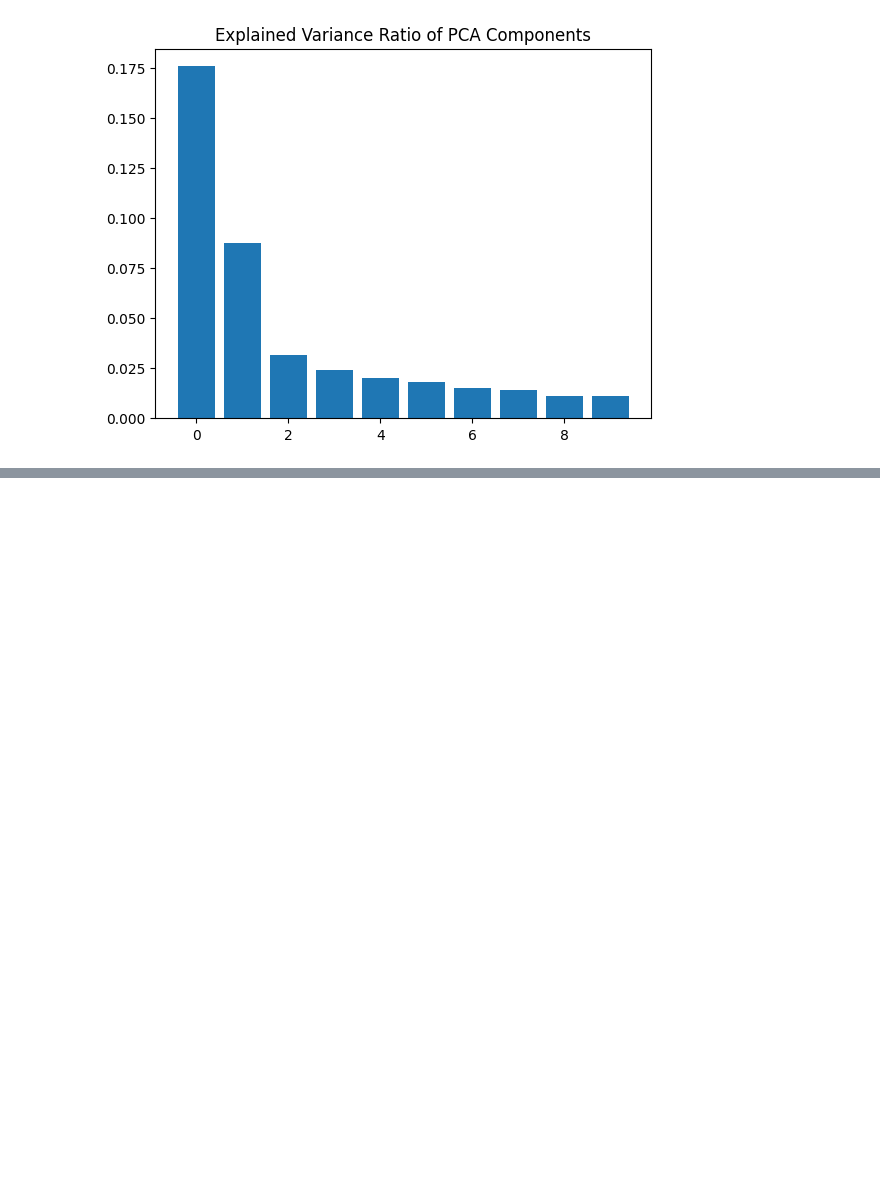
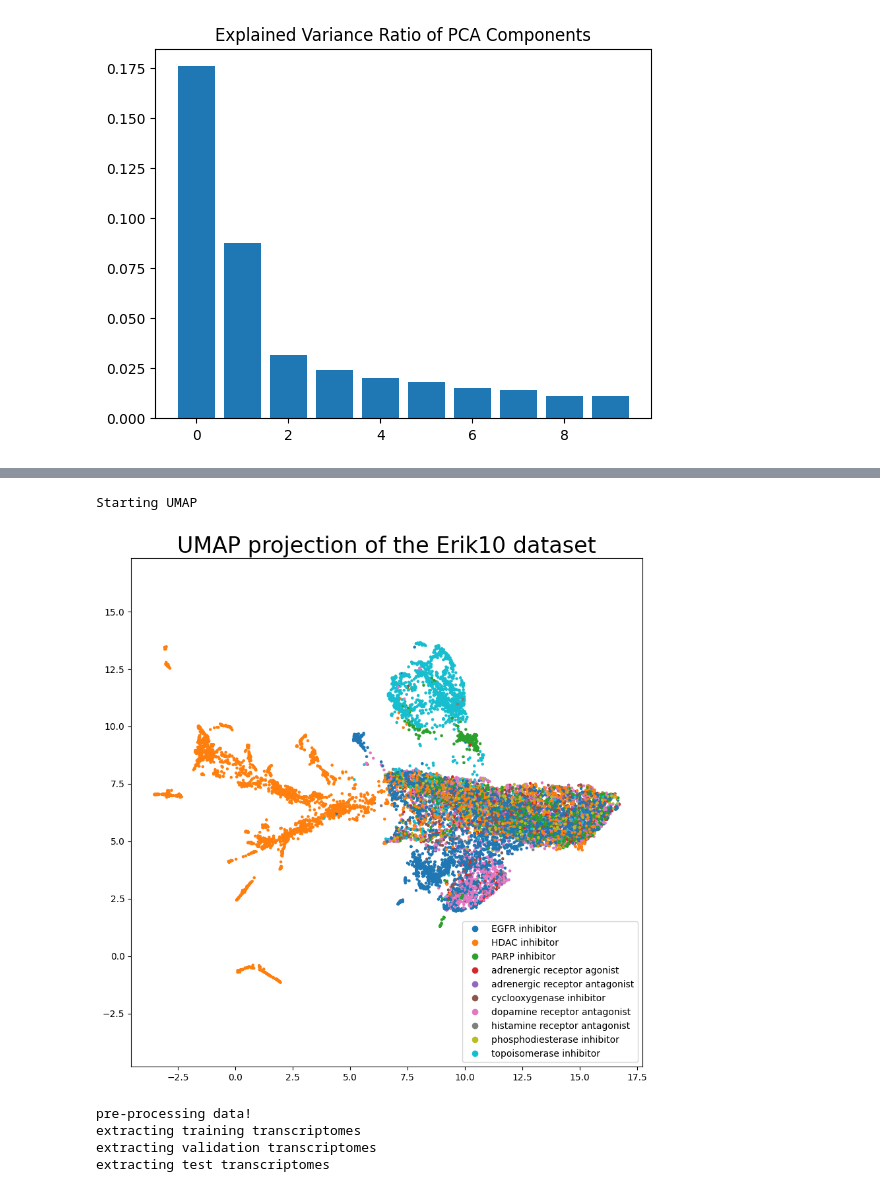
Before and after one commit to sverige16/Tomic-Chem-CP-Prot-MoA, a Jupyter notebook: 04_Tomics_Models/init_data_expl/Erik_initial_dim_reduc_tprofiles.ipynb, the cells around one changed output, grey strips where cells are left out. Drawn from its saved outputs; the diff is of its cells as text; code cells hidden in the pictures; blank space fills up the shorter version.

Commit message:
Working on pre-processing parts, including UMAP, compound clustering within MoA and compounds lost due to certain pre-processing steps

```diff
--- a/04_Tomics_Models/init_data_expl/Erik_initial_dim_reduc_tprofiles.ipynb
+++ b/04_Tomics_Models/init_data_expl/Erik_initial_dim_reduc_tprofiles.ipynb
@@ -125,0 +163,52 @@ Investigating using PCA
+# %%
+print("Starting UMAP")
+# In[127]:
+umap_neighbors = 15
+umap_min_dist = 0.1
+reducer = umap.UMAP(n_neighbors= umap_neighbors, min_dist = umap_min_dist)
+
+embedding = reducer.fit_transform(principalDf)
+# %% [output]
+Starting UMAP
+# %%
+targets = [i for i in dict_moa.keys()]
+labels_to_targets = {label: i for i, label in enumerate(targets)}
+colors = [labels_to_targets[label] for label in df_train_labels.moa]
+plt.figure(figsize=(10,10))
+graph = plt.scatter(
+    embedding[:, 0],
+    embedding[:, 1],
+    c=colors,
+    cmap='tab10',
+    s=5)
+handles, labels= graph.legend_elements(prop="colors", num=len(targets))
+plt.gca().set_aspect('equal', 'datalim')
+plt.title('UMAP projection of the Erik10 dataset', fontsize=24);
+plt.legend(handles, targets, prop={'size': 10})
+plt.show()
+# %% [output]
+[figure, added]
+# %%
+# download csvs with all the data pre split
+cyc_adr_file = '/home/jovyan/Tomics-CP-Chem-MoA/data_for_models/5_fold_data_sets/cyc_adr/'
+train_filename = 'cyc_adr_clue_train_fold_0.csv'
+val_filename = 'cyc_adr_clue_val_fold_0.csv'
+test_filename = 'cyc_adr_clue_test_fold_0.csv'
+training_set, validation_set, test_set =  load_train_valid_data(cyc_adr_file, train_filename, val_filename, test_filename)
+
+
+L1000_training, L1000_validation, L1000_test = create_splits(training_set, validation_set, test_set)
+
+variance_thresh = 0
+normalize_c = False
+df_train_features, df_val_features, df_train_labels, df_val_labels, df_test_features, df_test_labels, dict_moa = pre_processing(L1000_training, L1000_validation, L1000_test,
+         clue_gene,
+         npy_exists = False,
+         use_variance_threshold = variance_thresh,
+         normalize = normalize_c,
+         save_npy = True)
+# %% [output]
+pre-processing data!
+extracting training transcriptomes
+extracting validation transcriptomes
+extracting test transcriptomes
```
Also changed, not shown: parts of 51 cells of this notebook, 9 other files.
